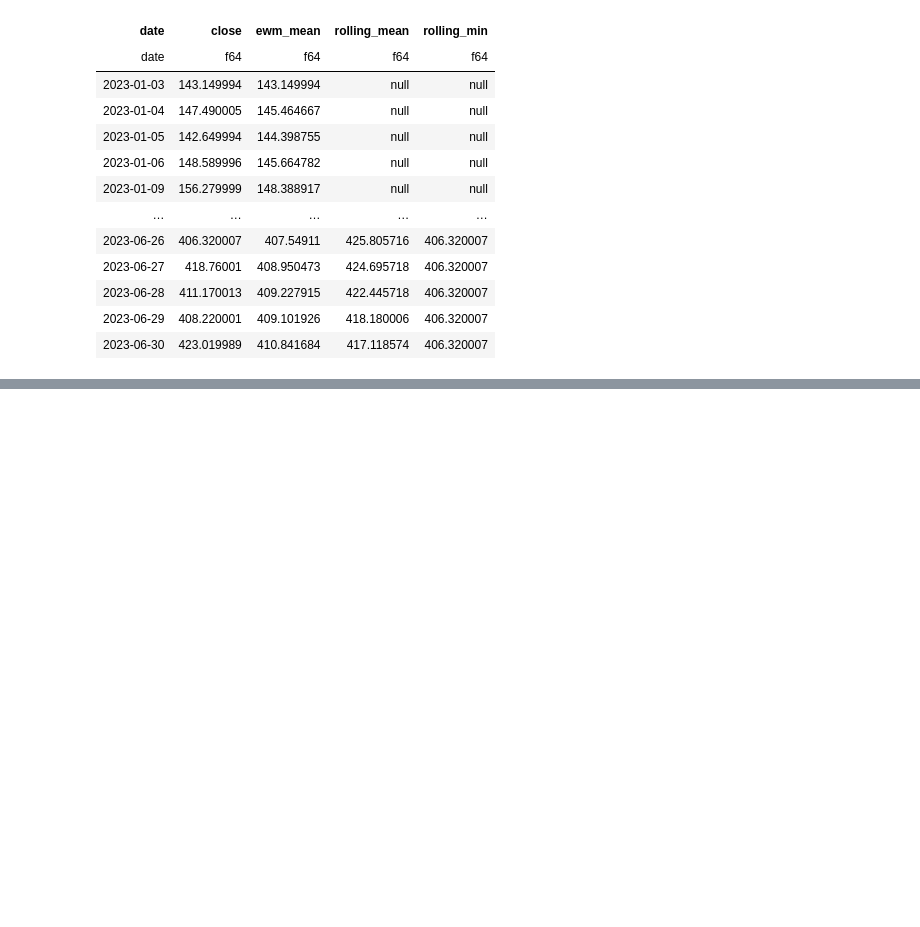
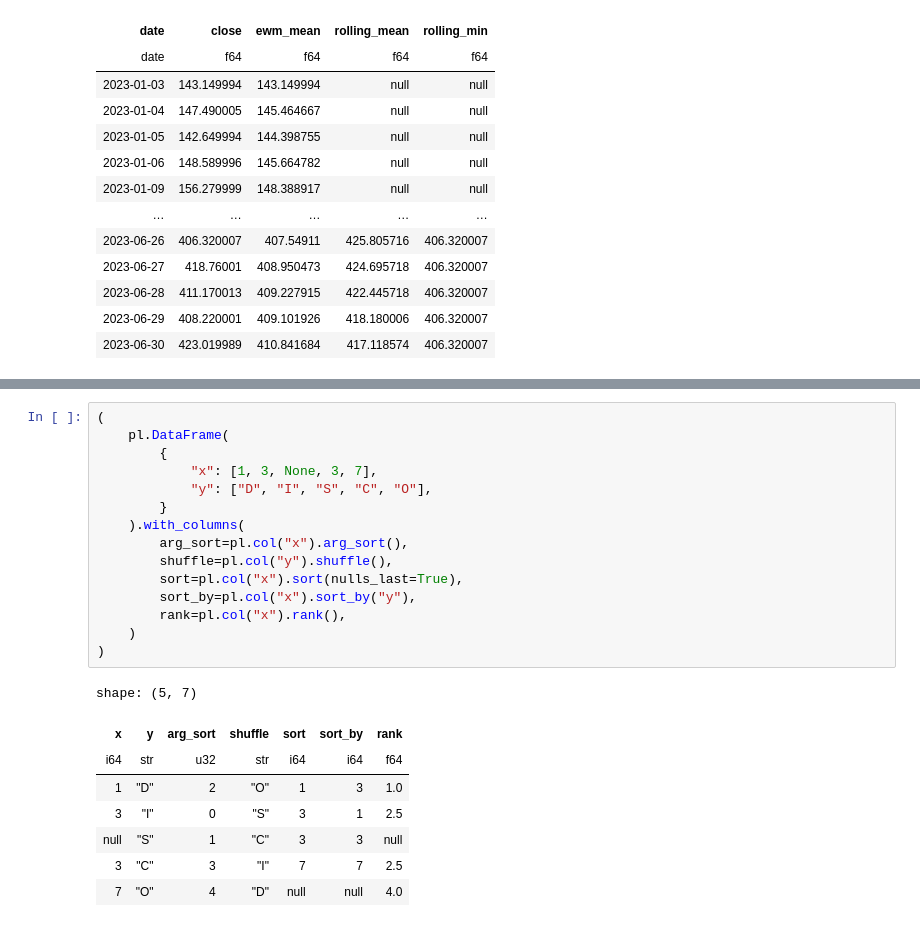
Before and after one commit to Sechi42/Polars, a Jupyter notebook: Chapter_8/Notebook_8.ipynb, the cells around one changed output, grey strips where cells are left out. Cells and saved outputs as stored; diff of their text form; blank space fills up the shorter version.

```diff
--- a/Chapter_8/Notebook_8.ipynb
+++ b/Chapter_8/Notebook_8.ipynb
@@ -473,0 +485,24 @@ from plotnine import *
+# %%
+(
+    pl.DataFrame(
+        {
+            "x": [1, 3, None, 3, 7],
+            "y": ["D", "I", "S", "C", "O"],
+        }
+    ).with_columns(
+        arg_sort=pl.col("x").arg_sort(),
+        shuffle=pl.col("y").shuffle(),
+        sort=pl.col("x").sort(nulls_last=True),
+        sort_by=pl.col("x").sort_by("y"),
+        rank=pl.col("x").rank(),
+    )
+)
+# %% [output]
+shape: (5, 7)
+| x | y | arg_sort | shuffle | sort | sort_by | rank |
+| i64 | str | u32 | str | i64 | i64 | f64 |
+| 1 | "D" | 2 | "O" | 1 | 3 | 1.0 |
+| 3 | "I" | 0 | "S" | 3 | 1 | 2.5 |
+| null | "S" | 1 | "C" | 3 | 3 | null |
+| 3 | "C" | 3 | "I" | 7 | 7 | 2.5 |
+| 7 | "O" | 4 | "D" | null | null | 4.0 |
```
Also changed, not shown: parts of 17 cells of this notebook, 1 other file.
